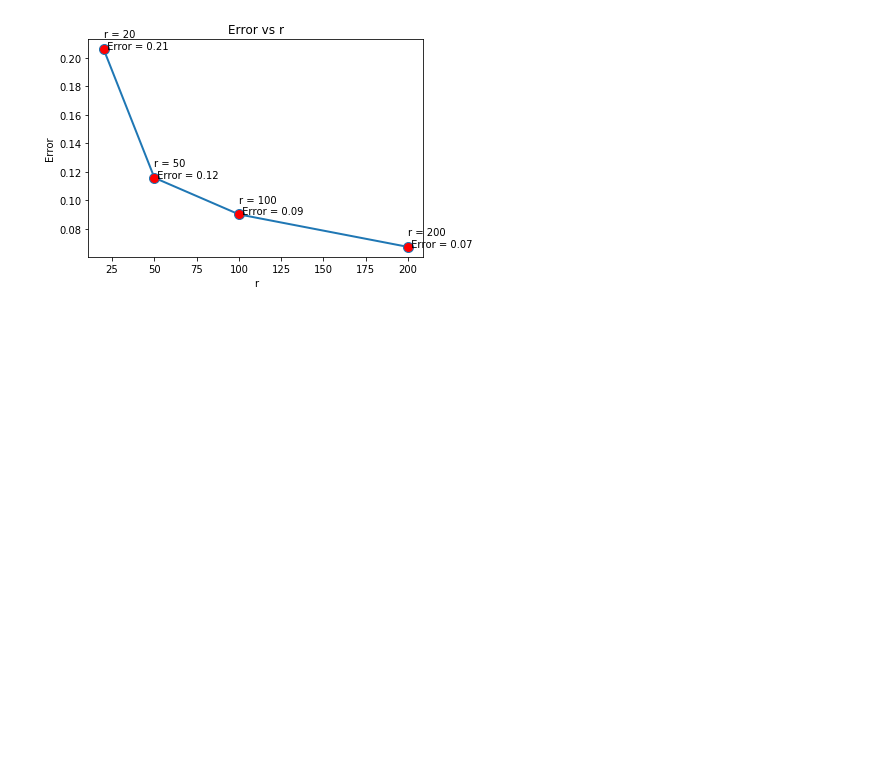
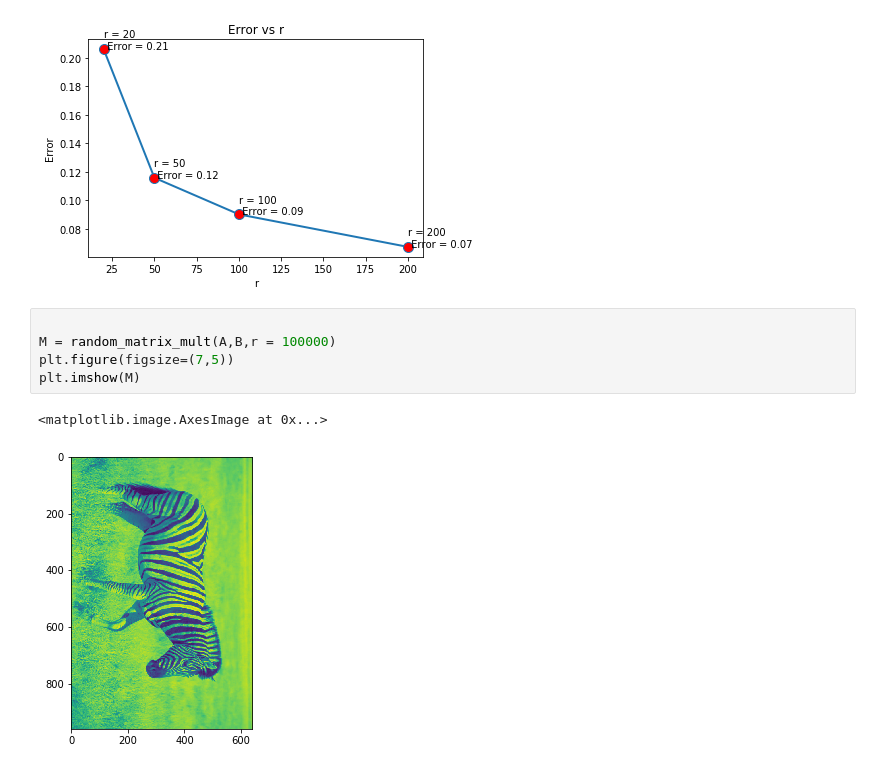
Before and after one commit to collinkennedy/Computational_Statistics, a Jupyter notebook: randomized_matrix_algorithm.ipynb, the cells around one changed output. Cells and saved outputs as stored; diff of their text form; blank space fills up the shorter version.

```diff
--- a/randomized_matrix_algorithm.ipynb
+++ b/randomized_matrix_algorithm.ipynb
@@ -111,3 +111,11 @@ for i in range(len(list_of_rs)):
     plt.annotate("r = {} \n Error = {:.2f}".format(list_of_rs[i],vals[i]), (list_of_rs[i], vals[i]))
 # %% [output]
 [figure]
+# %%
+
+M = random_matrix_mult(A,B,r = 100000)
+plt.figure(figsize=(7,5))
+plt.imshow(M)
+# %% [output]
+<matplotlib.image.AxesImage at 0x...>
+[figure, added]
```
Also changed, not shown: 4 other files.
